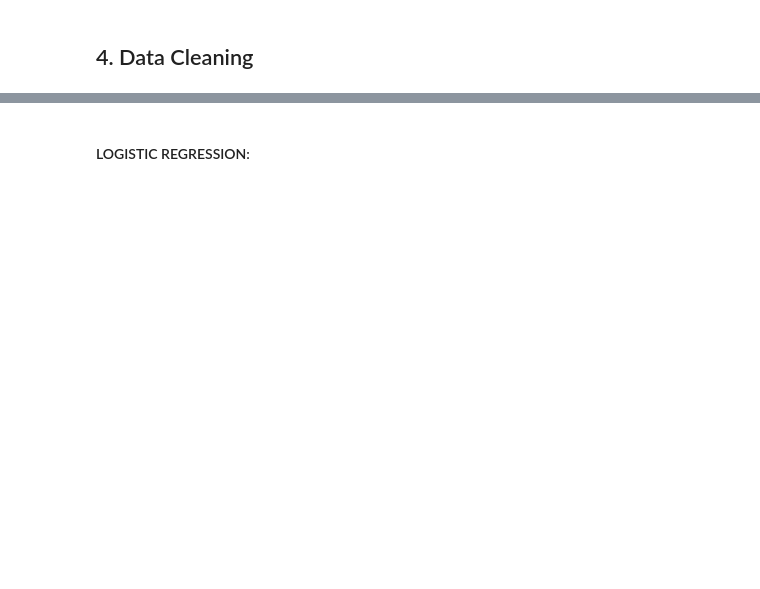
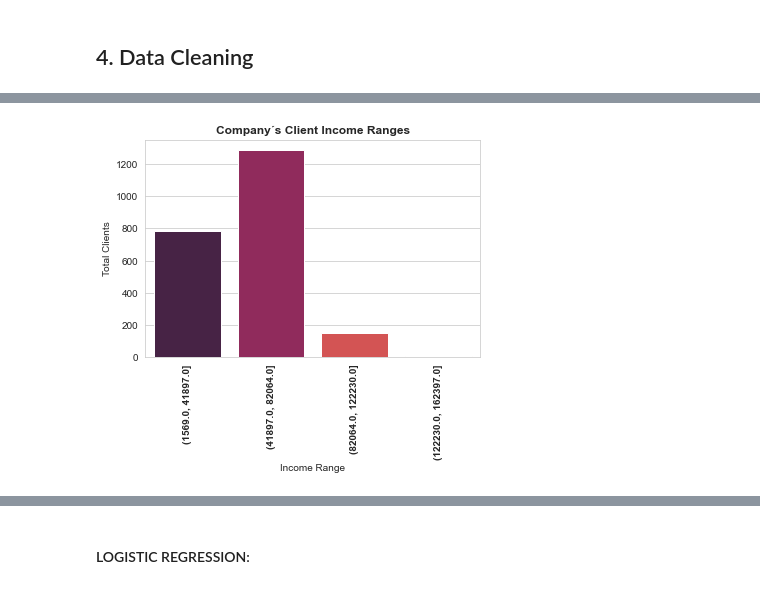
Before and after one commit to KapilDM/MarketingAnalytics_ML_Project, a Jupyter notebook: src/main.ipynb, the cells around one changed output, grey strips where cells are left out. Drawn from its saved outputs; the diff is of its cells as text; code cells hidden in the pictures; blank space fills up the shorter version.

```diff
--- a/src/main.ipynb
+++ b/src/main.ipynb
@@ -150,0 +118,5 @@ df.head()
+# %%
+#Client´s Income Ranges
+vis.income_range(df=df)
+# %% [output]
+[figure, added]
```
Also changed, not shown: parts of 79 cells of this notebook, 19 other files.
